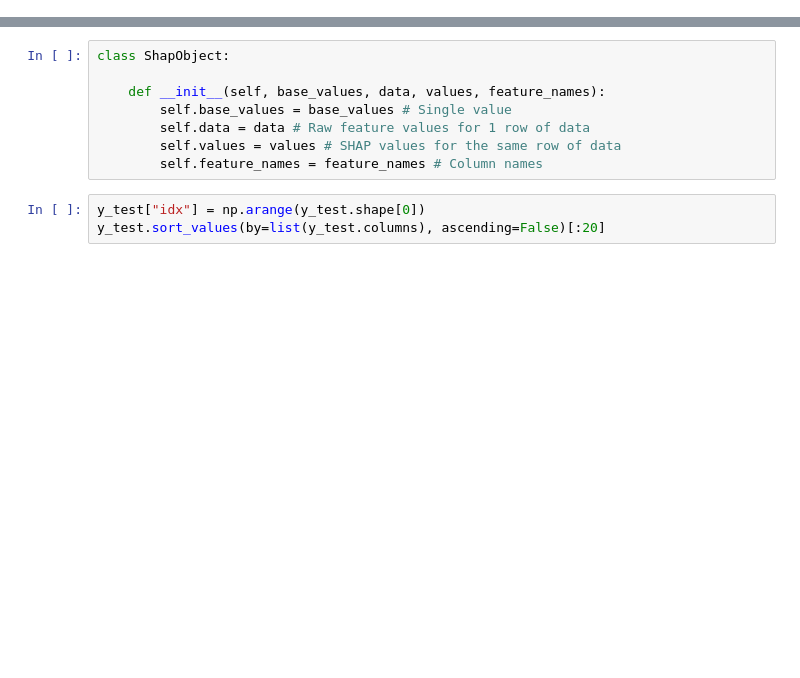
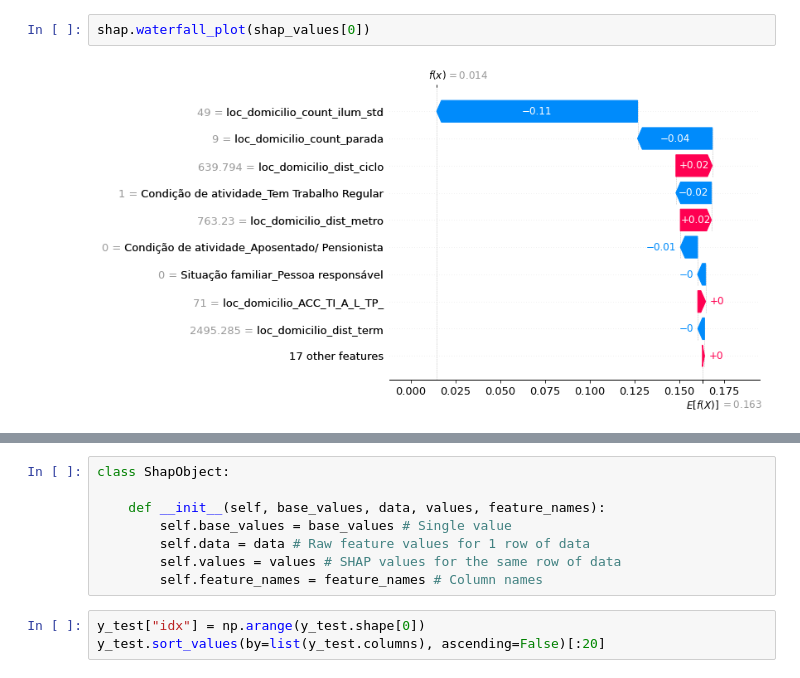
Before and after one commit to rafaelygn/master-analysis-inequality-mobility, a Jupyter notebook: notebooks/intro-geopandas/analysis_model_leisure.ipynb, the cells around one changed output, grey strips where cells are left out. Saved outputs shown, nothing was run; the diff lists cells and outputs as text; blank space fills up the shorter version.

```diff
--- a/notebooks/intro-geopandas/analysis_model_leisure.ipynb
+++ b/notebooks/intro-geopandas/analysis_model_leisure.ipynb
@@ -121,0 +162,4 @@ shap.plots.beeswarm(shap_values, max_display=15)
+# %%
+shap.waterfall_plot(shap_values[0])
+# %% [output]
+[figure, added]
```
Also changed, not shown: parts of 52 cells of this notebook, 12 other files.
